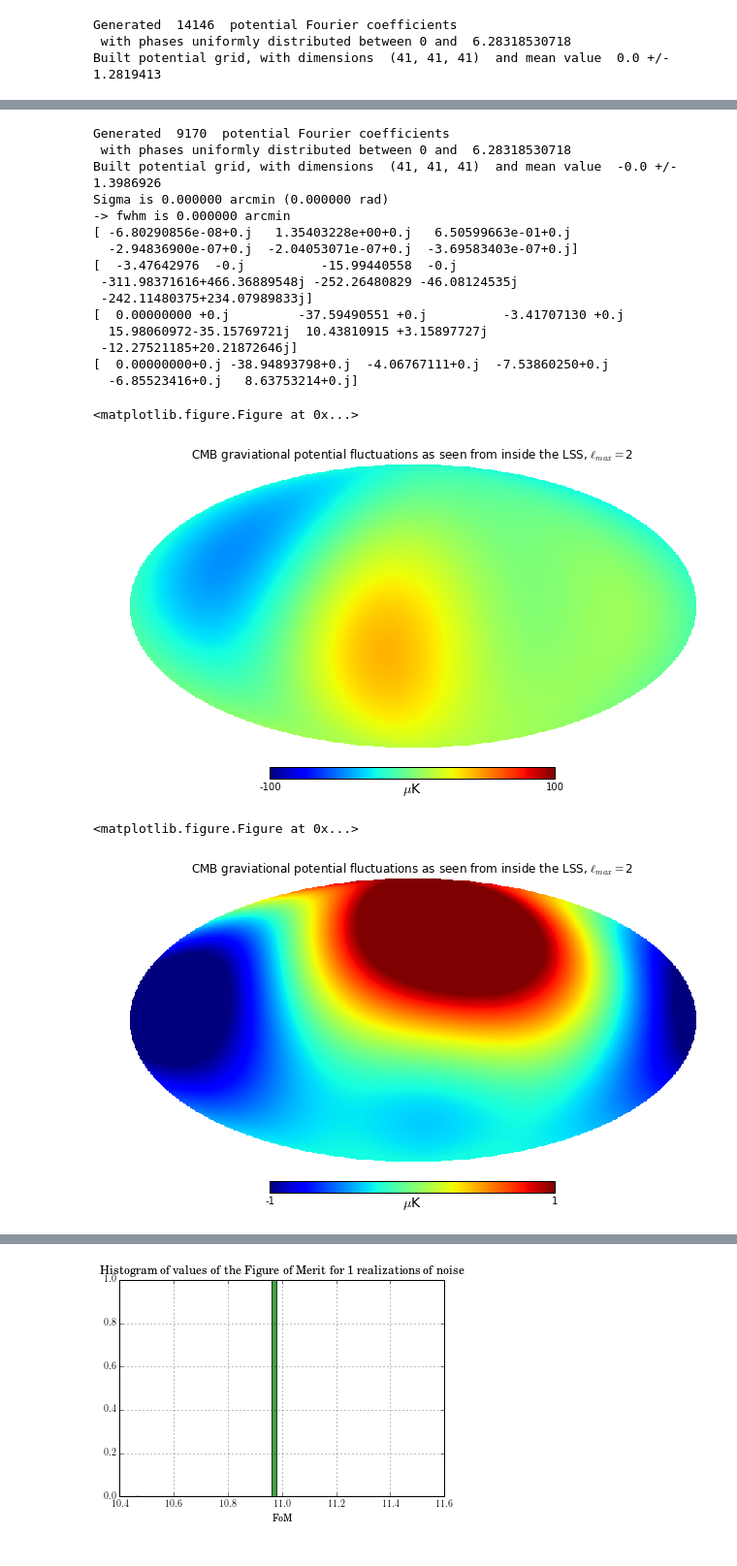
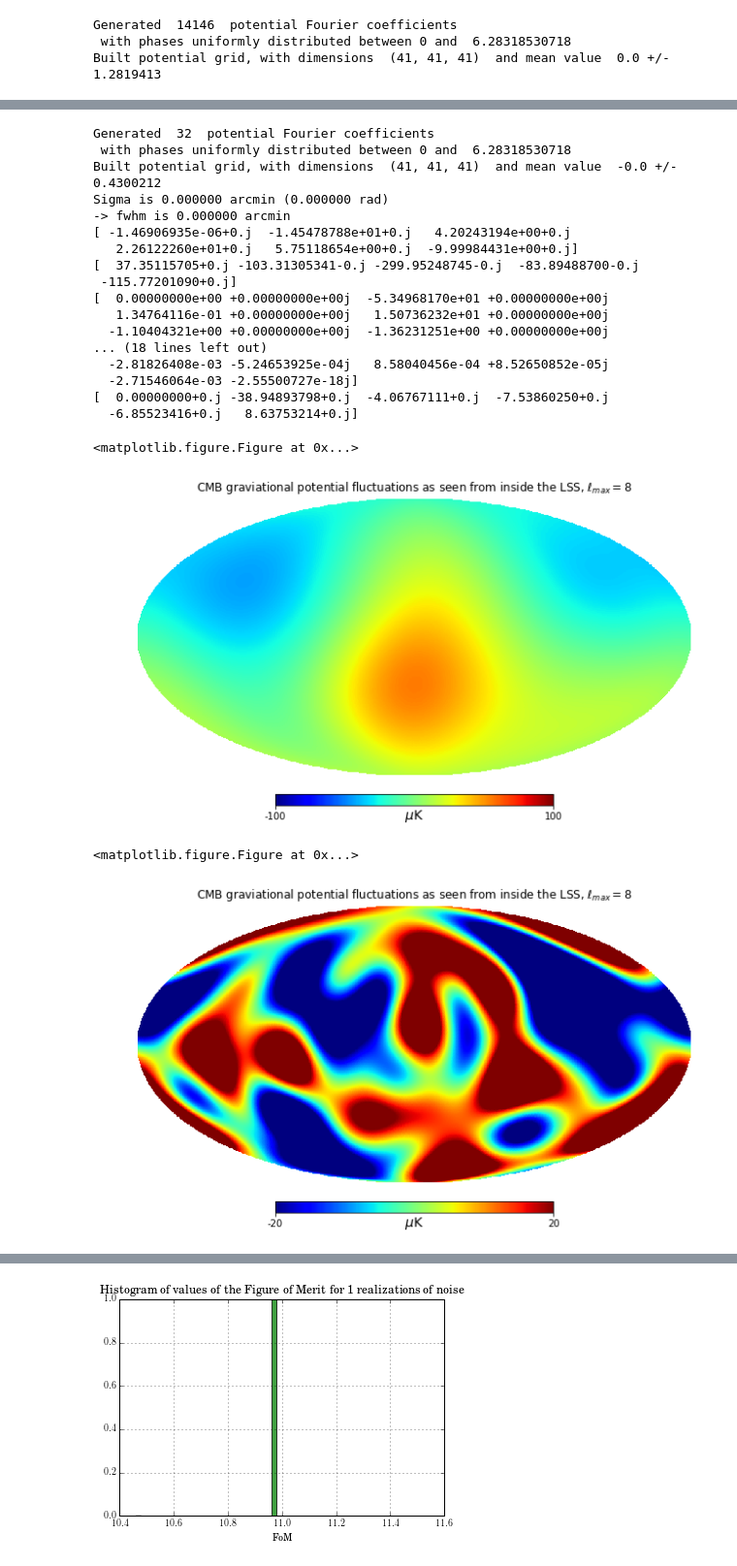
Before and after one commit to LaurencePeanuts/Music, a Jupyter notebook: Scripts/RecAnalysis_largeN.ipynb, the cells around one changed output, grey strips where cells are left out. Shown at 97% size. Saved outputs shown, nothing was run; the diff lists cells and outputs as text; code cells hidden in the pictures.

```diff
--- a/Scripts/RecAnalysis_largeN.ipynb
+++ b/Scripts/RecAnalysis_largeN.ipynb
@@ -36,38 +36,40 @@ print beatbox.You.all_simulated_universes[-1].fngrid.shape
 print beatbox.You.all_simulated_universes[0].fngrid.shape
 # %%
 #beatbox.You.initiate_simulated_universe( truncated_nmax=15, truncated_nmin=None, truncated_lmax=60, truncated_lmin=None, n_s=0.97,kstar=0.02,PSnorm=2.43e-9,Pdist=1,Pmax=2*np.pi,Pvar=0.0, fngrid=None, printout=1)
-beatbox.You.initiate_simulated_universe( truncated_nmax=13, truncated_nmin=None, truncated_lmax=2, truncated_lmin=None, n_s=0.97,kstar=0.02,PSnorm=2.43e-9,Pdist=1,Pmax=2*np.pi,Pvar=0.0, fngrid=None, printout=1)
+beatbox.You.initiate_simulated_universe( truncated_nmax=2, truncated_nmin=None, truncated_lmax=8, truncated_lmin=None, n_s=0.97,kstar=0.02,PSnorm=2.43e-9,Pdist=1,Pmax=2*np.pi,Pvar=0.0, fngrid=None, printout=1)
 beatbox.You.all_simulated_universes[-1].fngrid = beatbox.You.all_simulated_universes[0].fngrid * beatbox.You.all_simulated_universes[-1].kfilter
 beatbox.You.all_simulated_universes[-1].transform_3D_potential_into_alm( truncated_nmax=beatbox.You.all_simulated_universes[-1].truncated_nmax, truncated_nmin=beatbox.You.all_simulated_universes[-1].truncated_nmin,truncated_lmax=beatbox.You.all_simulated_universes[-1].truncated_lmax, truncated_lmin=beatbox.You.all_simulated_universes[-1].truncated_lmin, usedefault=0)
 beatbox.You.all_simulated_universes[-1].show_CMB_T_map()
 residual = beatbox.Universe()
 residual.NSIDE = 256
-residual.show_CMB_T_map(Tmap=beatbox.You.all_simulated_universes[-1].Tmap-beatbox.You.all_simulated_universes[0].truncated_map, max=1)
+residual.show_CMB_T_map(Tmap=beatbox.You.all_simulated_universes[-1].Tmap-beatbox.You.all_simulated_universes[0].truncated_map, max=20)
 residual.decompose_T_map_into_spherical_harmonics()
 print residual.alm[0:6]
 print (beatbox.You.all_simulated_universes[-1].alm[1:6]-beatbox.You.all_simulated_universes[0].alm[1:6])/beatbox.You.all_simulated_universes[0].alm[1:6]*100
 print beatbox.You.all_simulated_universes[-1].alm
 print beatbox.You.all_simulated_universes[0].alm[0:6]
 # %% [output]
-Generated  9170  potential Fourier coefficients
+Generated  32  potential Fourier coefficients
  with phases uniformly distributed between 0 and  6.28318530718
-Built potential grid, with dimensions  (41, 41, 41)  and mean value  -0.0 +/- 1.3986926
+Built potential grid, with dimensions  (41, 41, 41)  and mean value  -0.0 +/- 0.4300212
 Sigma is 0.000000 arcmin (0.000000 rad)
 -> fwhm is 0.000000 arcmin
-[ -6.80290856e-08+0.j   1.35403228e+00+0.j   6.50599663e-01+0.j
-  -2.94836900e-07+0.j  -2.04053071e-07+0.j  -3.69583403e-07+0.j]
-[  -3.47642976  -0.j          -15.99440558  -0.j
- -311.98371616+466.36889548j -252.26480829 -46.08124535j
- -242.11480375+234.07989833j]
-[  0.00000000 +0.j         -37.59490551 +0.j          -3.41707130 +0.j
-  15.98060972-35.15769721j  10.43810915 +3.15897727j
- -12.27521185+20.21872646j]
+[ -1.46906935e-06+0.j  -1.45478788e+01+0.j   4.20243194e+00+0.j
+   2.26122260e+01+0.j   5.75118654e+00+0.j  -9.99984431e+00+0.j]
+[  37.35115705+0.j -103.31305341-0.j -299.95248745-0.j  -83.89488700-0.j
+ -115.77201090+0.j]
+[  0.00000000e+00 +0.00000000e+00j  -5.34968170e+01 +0.00000000e+00j
+   1.34764116e-01 +0.00000000e+00j   1.50736232e+01 +0.00000000e+00j
+  -1.10404321e+00 +0.00000000e+00j  -1.36231251e+00 +0.00000000e+00j
+... (18 lines left out)
+  -2.81826408e-03 -5.24653925e-04j   8.58040456e-04 +8.52650852e-05j
+  -2.71546064e-03 -2.55500727e-18j]
 [  0.00000000+0.j -38.94893798+0.j  -4.06767111+0.j  -7.53860250+0.j
   -6.85523416+0.j   8.63753214+0.j]
 <matplotlib.figure.Figure at 0x...>
-[figure, old version]
+[figure, new version]
 <matplotlib.figure.Figure at 0x...>
-[figure, old version]
+[figure, new version]
 # %%
 this_file='RobustnessAnalysis/MockUniverse_nmax15_lmax60_noiseupto8/TrueUniverse'
 beatbox.You.all_simulated_universes[0].write_CMB_T_map(from_this=beatbox.You.all_simulated_universes[0].Tmap, to_this=this_file)
```
Also changed, not shown: parts of 36 cells of this notebook, 3 other files.
